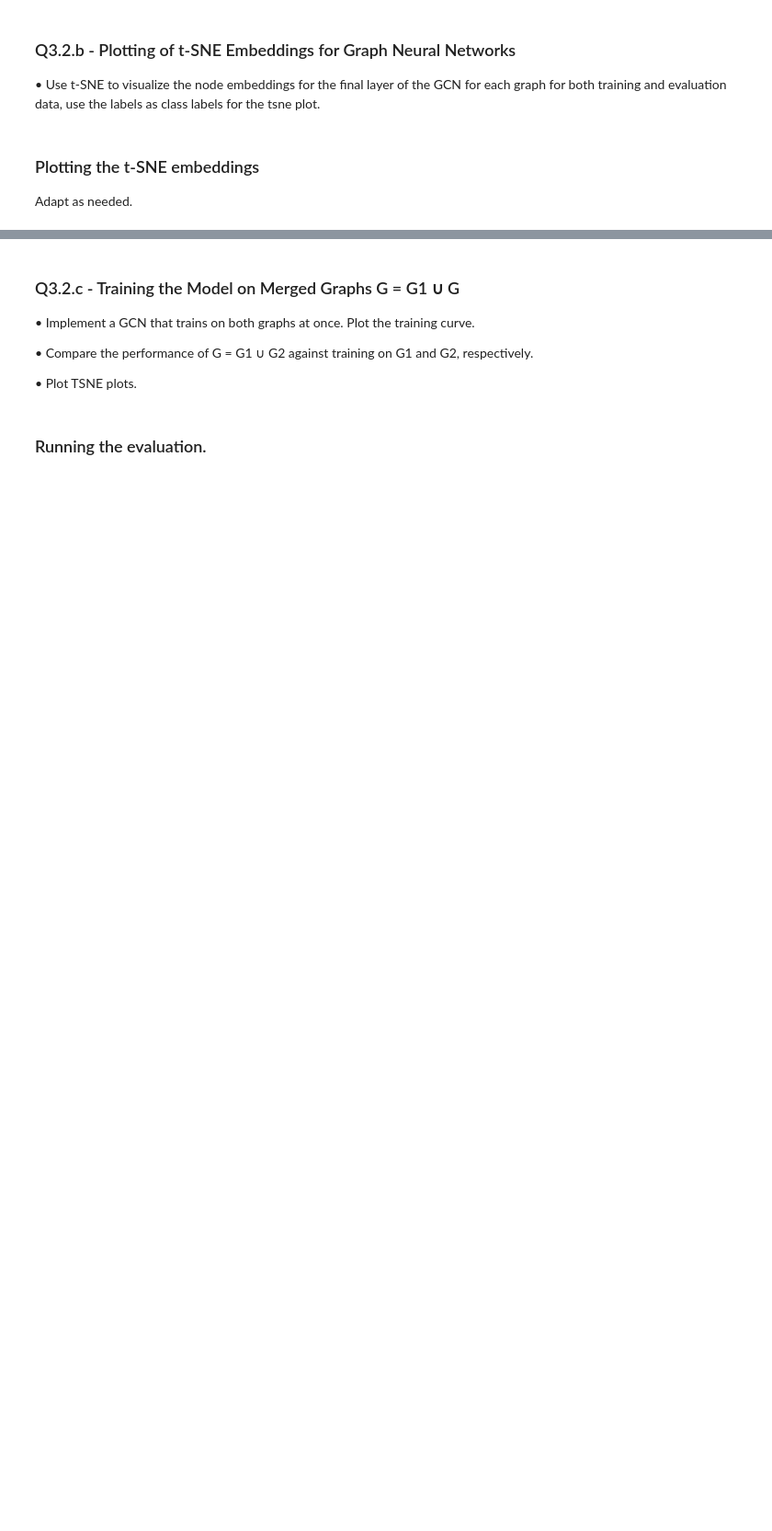
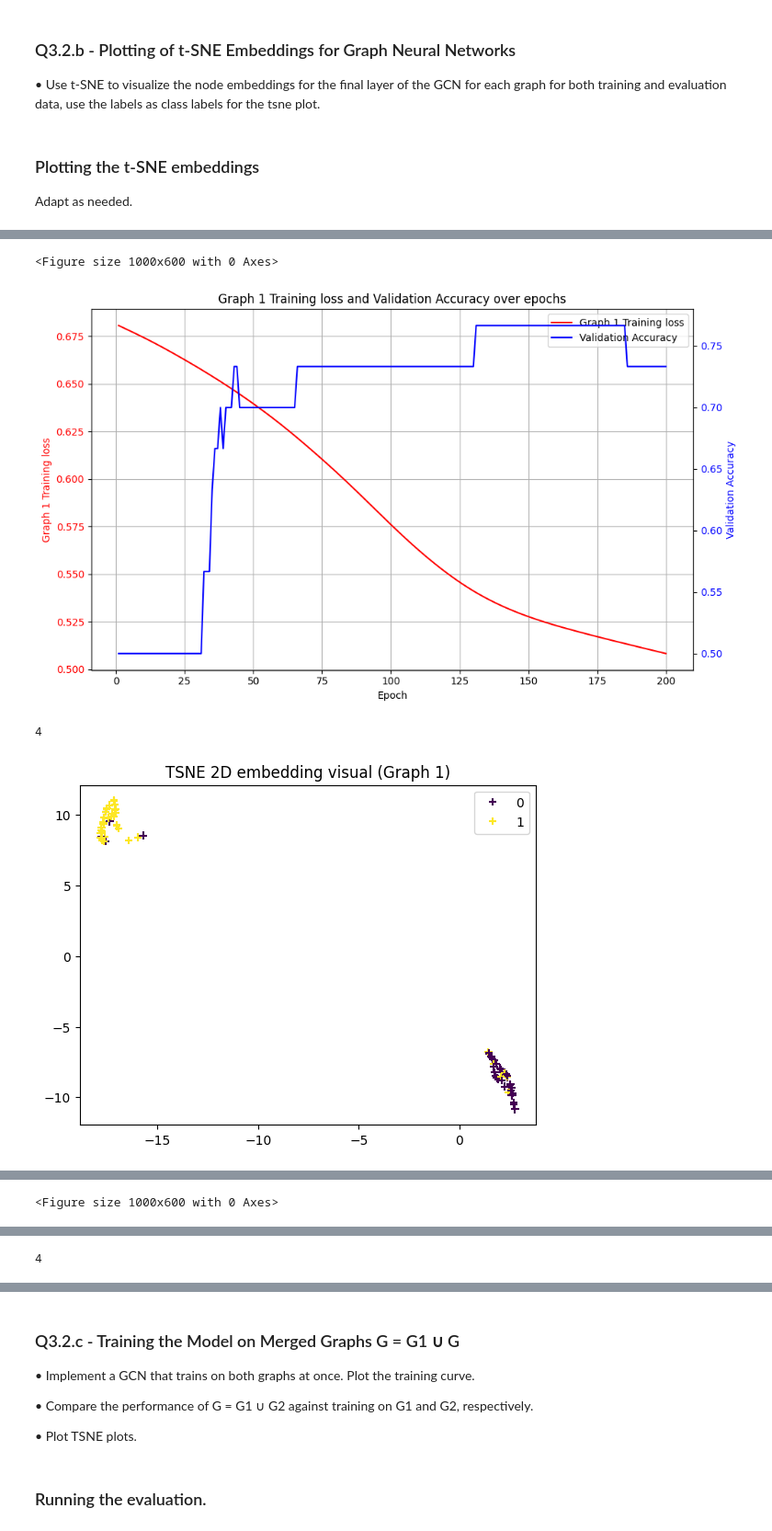
Before and after one commit to yingyan797/graph-learning, a Jupyter notebook: q3_topology.ipynb, the cells around one changed output, grey strips where cells are left out. Shown at 92% size. Drawn from its saved outputs; the diff is of its cells as text; code cells hidden in the pictures; blank space fills up the shorter version.

```diff
--- a/q3_topology.ipynb
+++ b/q3_topology.ipynb
@@ -578,7 +643,7 @@ for both training and evaluation data, use the labels as class labels for the ts
 # MODIFY THE CODE BELOW
 # ####################################################
 
-def plot_tsne(embeddings, labels=None, layer_to_plot=-1):
+def plot_tsne(embeddings, labels=None, layer_to_plot=-1, name="Training"):
     """
     embeddings (list):
         list of embeddings (layer 2, ..., layer N)
@@ -590,7 +655,14 @@ def plot_tsne(embeddings, labels=None, layer_to_plot=-1):
     layer_to_plot (int):
         which layer to plot (default -1, i.e. the last layer)
     """
-    pass
+    from sklearn.manifold import TSNE
+    layer = embeddings[layer_to_plot]
+    points = TSNE().fit_transform(layer.detach().numpy())
+    plt.title(f"TSNE 2D embedding visual ({name})")
+    scatter = plt.scatter(points[:, 0], points[:, 1], c=labels, marker="+")
+    plt.legend(*scatter.legend_elements())
+    plt.show()
+
 
 # ####################################################
 # END OF MODIFICATION
@@ -611,20 +683,23 @@ G2_eval = read_json_data(G2_EVAL_DATA_PATH, has_label=True) #returns a list of (
 input_dim = 10
 hidden_dim = 8
 num_layers = 4
-model = GraphNeuralNetwork(input_dim, hidden_dim, num_layers=num_layers)
-print(model)
 
-losses, train_f1, val_f1, last_embeddings = train_model(
-    model,
-    G1_train,
-    G1_eval,
-    num_epochs=200,
-    lr=0.0005,
-    verbose=True,
-    return_embeddings = True #NOTE we added this parameter
-)
-plot_training_and_validation(losses, val_f1)
+for G_train, G_eval in [(G1_train, G1_eval), (G2_train, G2_eval)]:
+    model = DeepGraphNeuralNetwork(input_dim, hidden_dim, num_layers=num_layers)
+    print(model)
+    losses, train_f1, val_f1, last_embeddings = train_model(
+        model,
+        G_train,
+        G_eval,
+        num_epochs=200,
+        lr=0.0005,
+        verbose=True,
+        return_embeddings = True #NOTE we added this parameter
+    )
+    gname = "Graph 1" if G_train is G1_train else "Graph 2"
+    plot_training_and_validation(losses, val_f1, f"{gname} Training loss")
 
-X,A,y = G1_train
-print(len(last_embeddings))
-plot_tsne(last_embeddings, y)
+    X,A,y = G_train
+    print(len(last_embeddings))
+    plot_tsne(last_embeddings, y, name=gname)
+# %% [output]
@@ -630,0 +723,4 @@ plot_tsne(last_embeddings, y)
+<Figure size 1000x600 with 0 Axes>
+[figure, added]
+4
+[figure, added]
@@ -630,0 +744 @@ plot_tsne(last_embeddings, y)
+<Figure size 1000x600 with 0 Axes>
@@ -630,0 +746 @@ plot_tsne(last_embeddings, y)
+4
```
Also changed, not shown: parts of 18 cells of this notebook, 1 other file.
